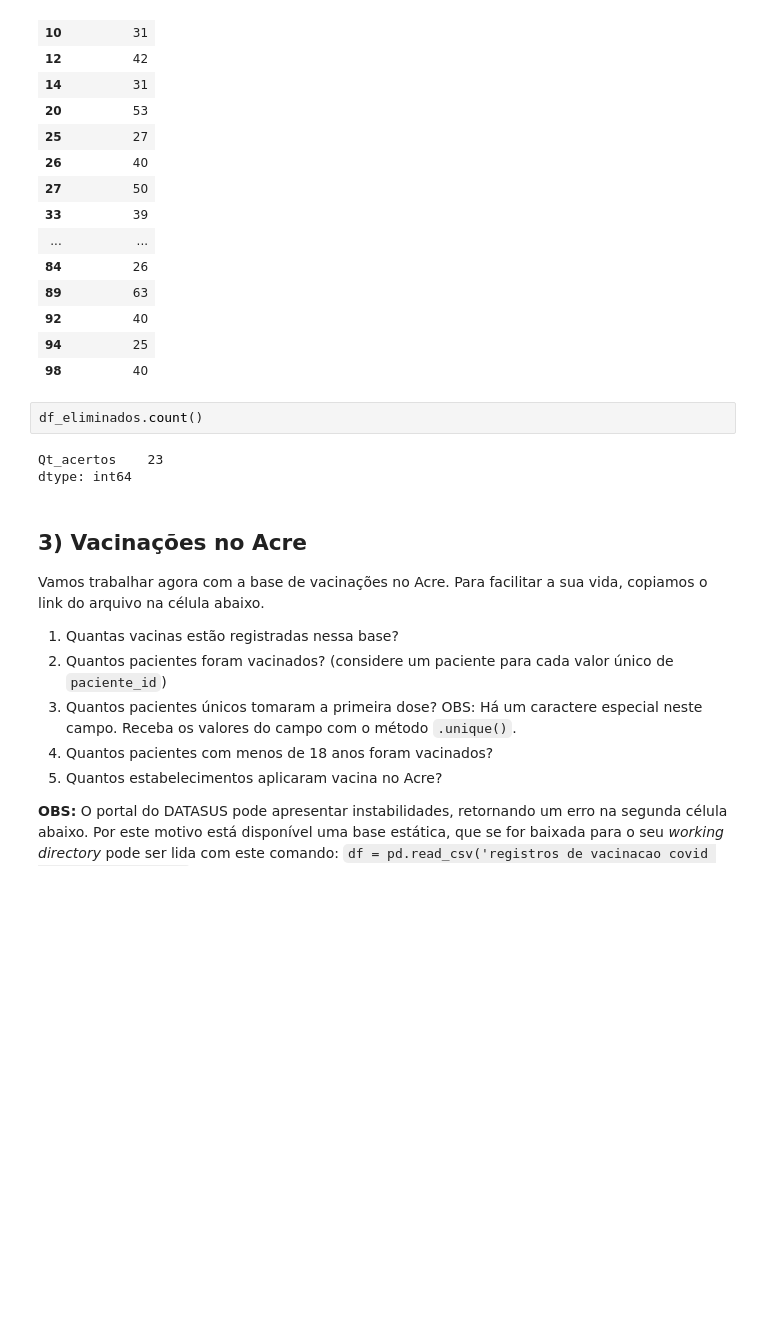
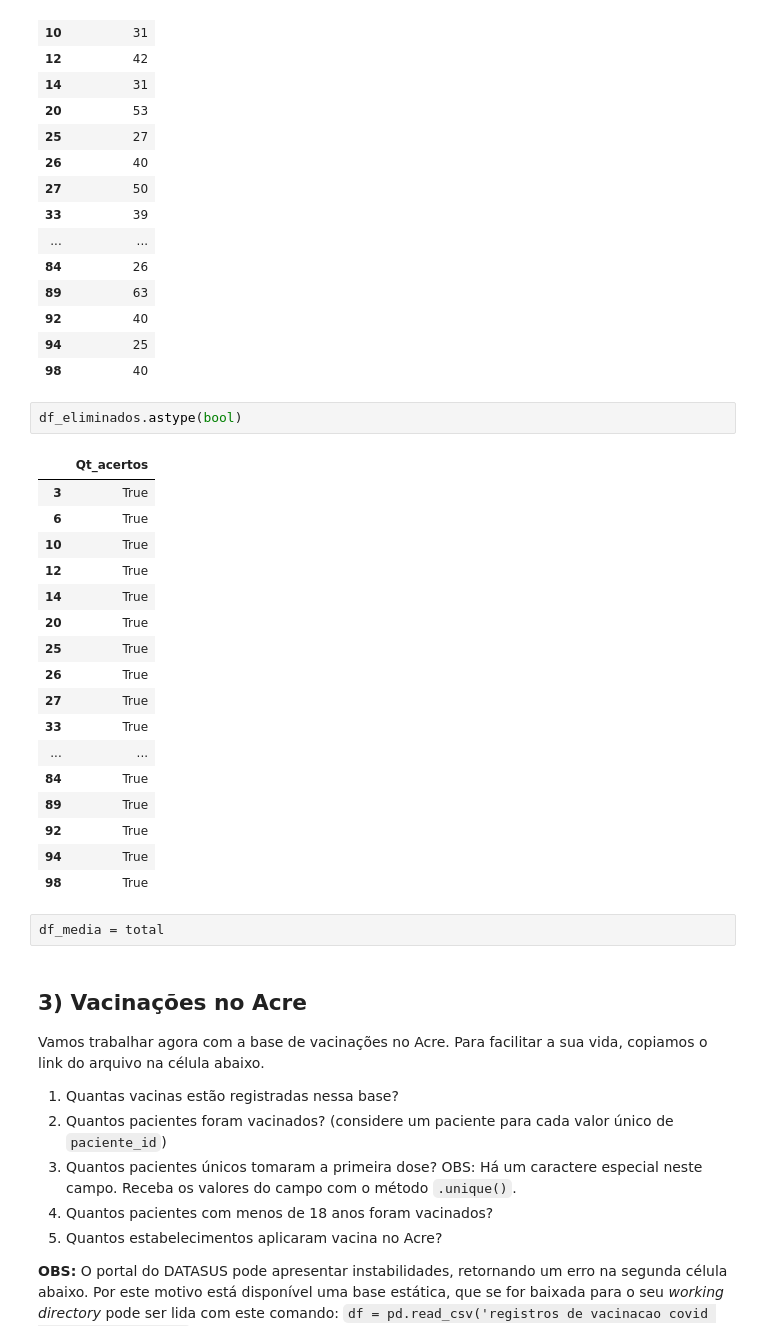
Before and after one commit to KaioPauloSilva/EBAC_cientista_de_dados, a Jupyter notebook: Cientista_modulo04/Modulo04_ExercicioAula03_05.ipynb, the cells around one changed output. Cells and saved outputs as stored; diff of their text form; blank space fills up the shorter version.

```diff
--- a/Cientista_modulo04/Modulo04_ExercicioAula03_05.ipynb
+++ b/Cientista_modulo04/Modulo04_ExercicioAula03_05.ipynb
@@ -139,11 +139,28 @@ df_eliminados
 | 92 | 40 |
 | 94 | 25 |
 | 98 | 40 |
-# %%
-df_eliminados.count()
-# %% [output]
-Qt_acertos    23
-dtype: int64
+# %%
+df_eliminados.astype(bool)
+# %% [output]
+|  | Qt_acertos |
+| 3 | True |
+| 6 | True |
+| 10 | True |
+| 12 | True |
+| 14 | True |
+| 20 | True |
+| 25 | True |
+| 26 | True |
+| 27 | True |
+| 33 | True |
+| ... | ... |
+| 84 | True |
+| 89 | True |
+| 92 | True |
+| 94 | True |
+| 98 | True |
+# %%
+df_media = total
 # %% [markdown]
 ## 3) Vacinações no Acre
 Vamos trabalhar agora com a base de vacinações no Acre. Para facilitar a sua vida, copiamos o link do arquivo na célula abaixo.
```
Also changed, not shown: 3 other files.
